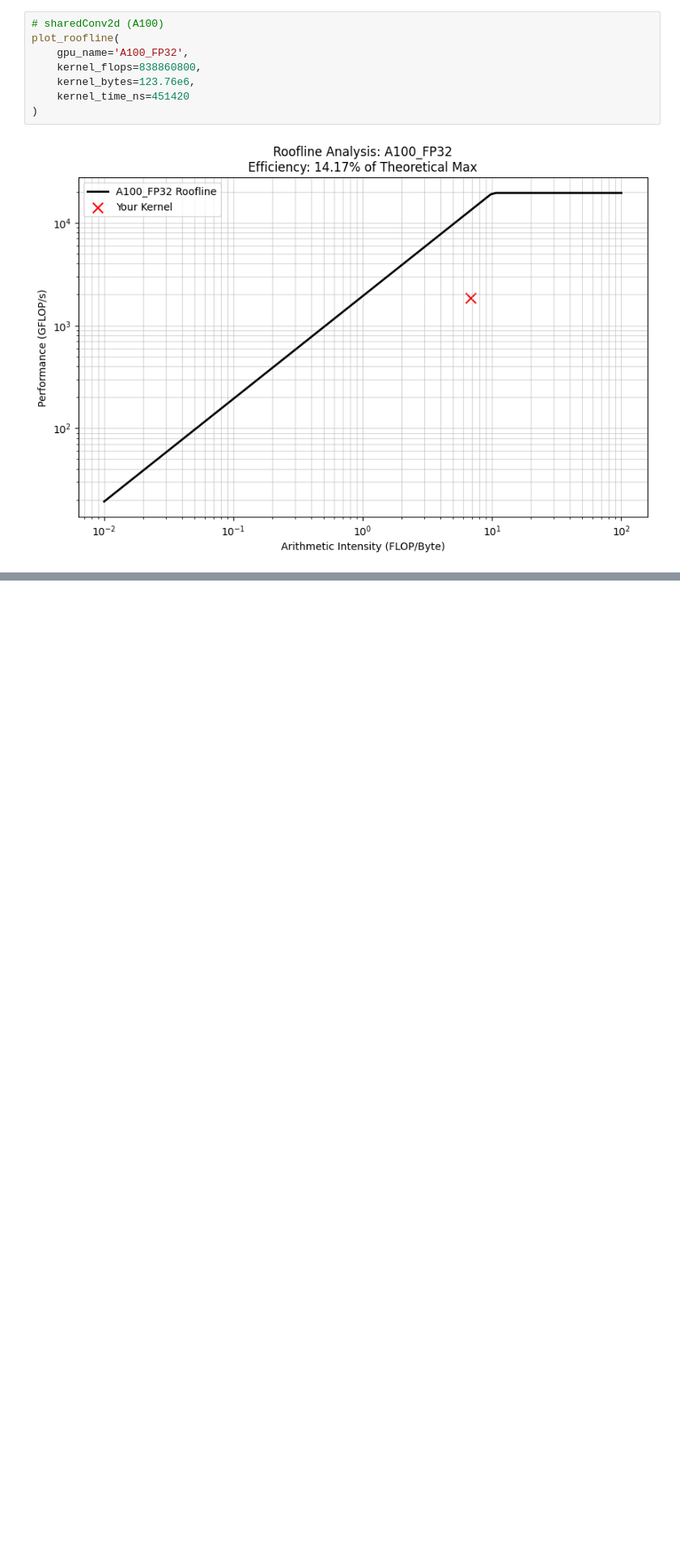
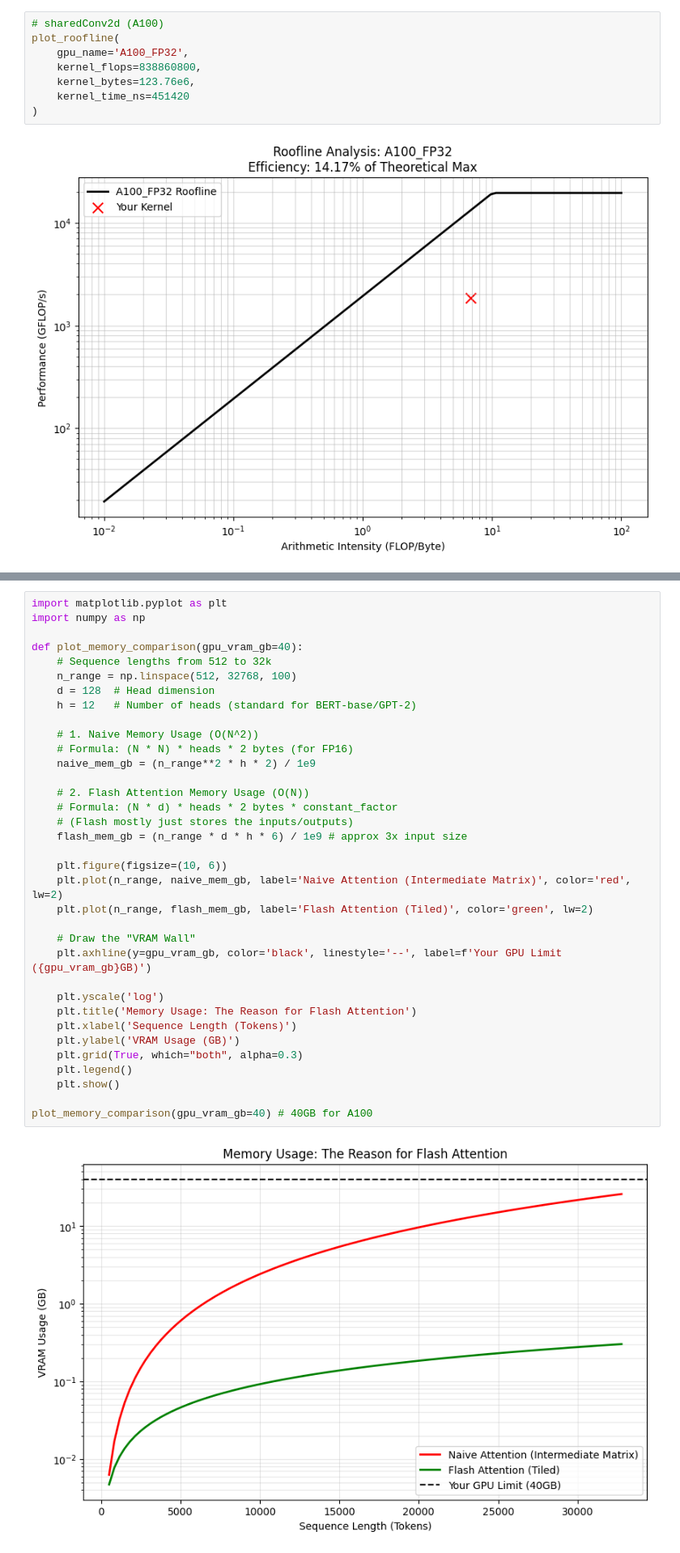
Before and after one commit to ayush-os/roofline-fun, a Jupyter notebook: roofline-gen.ipynb, the cells around one changed output, grey strips where cells are left out. Shown at 81% size. Drawn from its saved outputs; the diff is of its cells as text; blank space fills up the shorter version.

```diff
--- a/roofline-gen.ipynb
+++ b/roofline-gen.ipynb
@@ -107,0 +174,37 @@ plot_roofline(
+# %%
+import matplotlib.pyplot as plt
+import numpy as np
+
+def plot_memory_comparison(gpu_vram_gb=40):
+    # Sequence lengths from 512 to 32k
+    n_range = np.linspace(512, 32768, 100)
+    d = 128  # Head dimension
+    h = 12   # Number of heads (standard for BERT-base/GPT-2)
+
+    # 1. Naive Memory Usage (O(N^2))
+    # Formula: (N * N) * heads * 2 bytes (for FP16)
+    naive_mem_gb = (n_range**2 * h * 2) / 1e9
+
+    # 2. Flash Attention Memory Usage (O(N))
+    # Formula: (N * d) * heads * 2 bytes * constant_factor
+    # (Flash mostly just stores the inputs/outputs)
+    flash_mem_gb = (n_range * d * h * 6) / 1e9 # approx 3x input size
+
+    plt.figure(figsize=(10, 6))
+    plt.plot(n_range, naive_mem_gb, label='Naive Attention (Intermediate Matrix)', color='red', lw=2)
+    plt.plot(n_range, flash_mem_gb, label='Flash Attention (Tiled)', color='green', lw=2)
+
+    # Draw the "VRAM Wall"
+    plt.axhline(y=gpu_vram_gb, color='black', linestyle='--', label=f'Your GPU Limit ({gpu_vram_gb}GB)')
+
+    plt.yscale('log')
+    plt.title('Memory Usage: The Reason for Flash Attention')
+    plt.xlabel('Sequence Length (Tokens)')
+    plt.ylabel('VRAM Usage (GB)')
+    plt.grid(True, which="both", alpha=0.3)
+    plt.legend()
+    plt.show()
+
+plot_memory_comparison(gpu_vram_gb=40) # 40GB for A100
+# %% [output]
+[figure, added]
```
Also changed, not shown: parts of 3 cells of this notebook.
